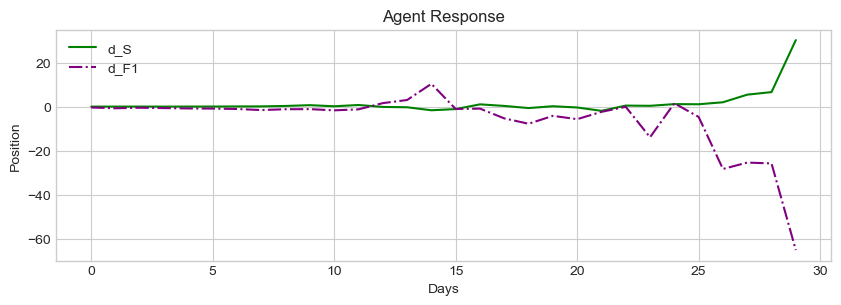
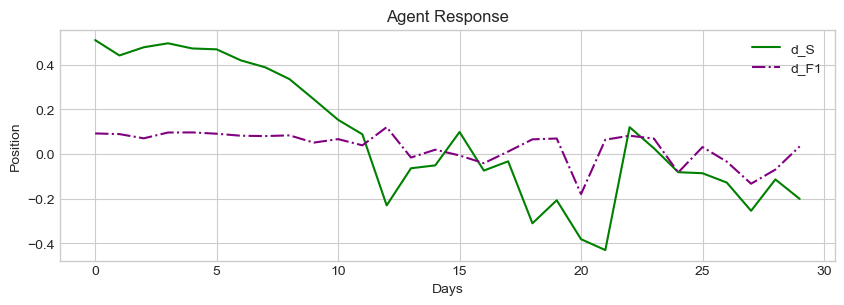
The notebook cell's code change between the first figure and the second:
--- before
+++ after
@@ -59,4 +59,58 @@
 
     # ==========================================
+    # Plot 1b: Single Path Trajectory (Up Scenario)
+    # ==========================================
+    idx_u = torch.argmax(rets).item()
+
+    fig, ax1 = plt.subplots(figsize=(10, 5))
+    ax2 = ax1.twinx()
+    
+    ax1.plot(t_steps, S[idx_u, :-1].numpy(), 'b-', label='S')
+    ax2.plot(t_steps, VIX[idx_u, :-1].numpy(), 'r--', label='VIX')
+    
+    ax1.set_xlabel('Days')
+    ax1.set_ylabel('S', color='b')
+    ax2.set_ylabel('VIX', color='r')
+    plt.title('Simulated Up Scenario')
+    fig.legend(loc="upper left", bbox_to_anchor=(0.15,0.85))
+    plt.show()
+
+    fig, ax = plt.subplots(figsize=(10, 3))
+    ax.plot(t_steps, dS[idx_u].numpy(), 'g-', label='d_S')
+    ax.plot(t_steps, dF1[idx_u].numpy(), 'purple', linestyle='-.', label='d_F1')
+    ax.set_xlabel('Days')
+    ax.set_ylabel('Position')
+    ax.set_title('Agent Response (Up Scenario)')
+    ax.legend()
+    plt.show()
+
+    # ==========================================
+    # Plot 1c: Single Path Trajectory (Pin Risk Scenario)
+    # ==========================================
+    idx_p = torch.argmin(torch.abs(S[:, -1] - K)).item()
+
+    fig, ax1 = plt.subplots(figsize=(10, 5))
+    ax2 = ax1.twinx()
+    
+    ax1.plot(t_steps, S[idx_p, :-1].numpy(), 'b-', label='S')
+    ax2.plot(t_steps, VIX[idx_p, :-1].numpy(), 'r--', label='VIX')
+    
+    ax1.set_xlabel('Days')
+    ax1.set_ylabel('S', color='b')
+    ax2.set_ylabel('VIX', color='r')
+    plt.title('Simulated Pin Risk Scenario')
+    fig.legend(loc="upper left", bbox_to_anchor=(0.15,0.85))
+    plt.show()
+
+    fig, ax = plt.subplots(figsize=(10, 3))
+    ax.plot(t_steps, dS[idx_p].numpy(), 'g-', label='d_S')
+    ax.plot(t_steps, dF1[idx_p].numpy(), 'purple', linestyle='-.', label='d_F1')
+    ax.set_xlabel('Days')
+    ax.set_ylabel('Position')
+    ax.set_title('Agent Response (Pin Risk Scenario)')
+    ax.legend()
+    plt.show()
+
+    # ==========================================
     # Plot 2: State-Action Scatter (Learned Delta)
     # ==========================================
@@ -85,4 +139,25 @@
     plt.show()
 
+
+    # ==========================================
+    # Plot 3: Additional Scatter (d_F1 vs Moneyness and d_S vs VIX)
+    # ==========================================
+    fig, axes = plt.subplots(1, 2, figsize=(14, 5))
+    
+    sc3 = axes[0].scatter(mny[idx_s], dF1_flat[idx_s], c=v_lvl[idx_s], cmap='coolwarm', alpha=0.5, s=2)
+    axes[0].set_xlabel('Moneyness')
+    axes[0].set_ylabel('d_F1')
+    axes[0].set_title('VIX Hedging vs. Moneyness')
+    plt.colorbar(sc3, ax=axes[0], label='VIX')
+
+    sc4 = axes[1].scatter(v_lvl[idx_s], dS_flat[idx_s], c=mny[idx_s], cmap='viridis', alpha=0.5, s=2)
+    axes[1].set_xlabel('VIX')
+    axes[1].set_ylabel('d_S')
+    axes[1].set_title('Stock Delta vs. VIX Level')
+    plt.colorbar(sc4, ax=axes[1], label='Moneyness')
+    
+    plt.tight_layout()
+    plt.show()
+
 # Example usage:
-plot_agent_behavior('../Result/VIX_HestonClean_N1e4_tran2e-3_part2.pth', '../Data/VIX_Heston_val.pt')
+plot_agent_behavior('../Result/VIX_HestonClean_mse_N1e4_tran2e-3_part3.pth', '../Data/VIX_Heston_val.pt')

Commit: Upload path 1 for testing